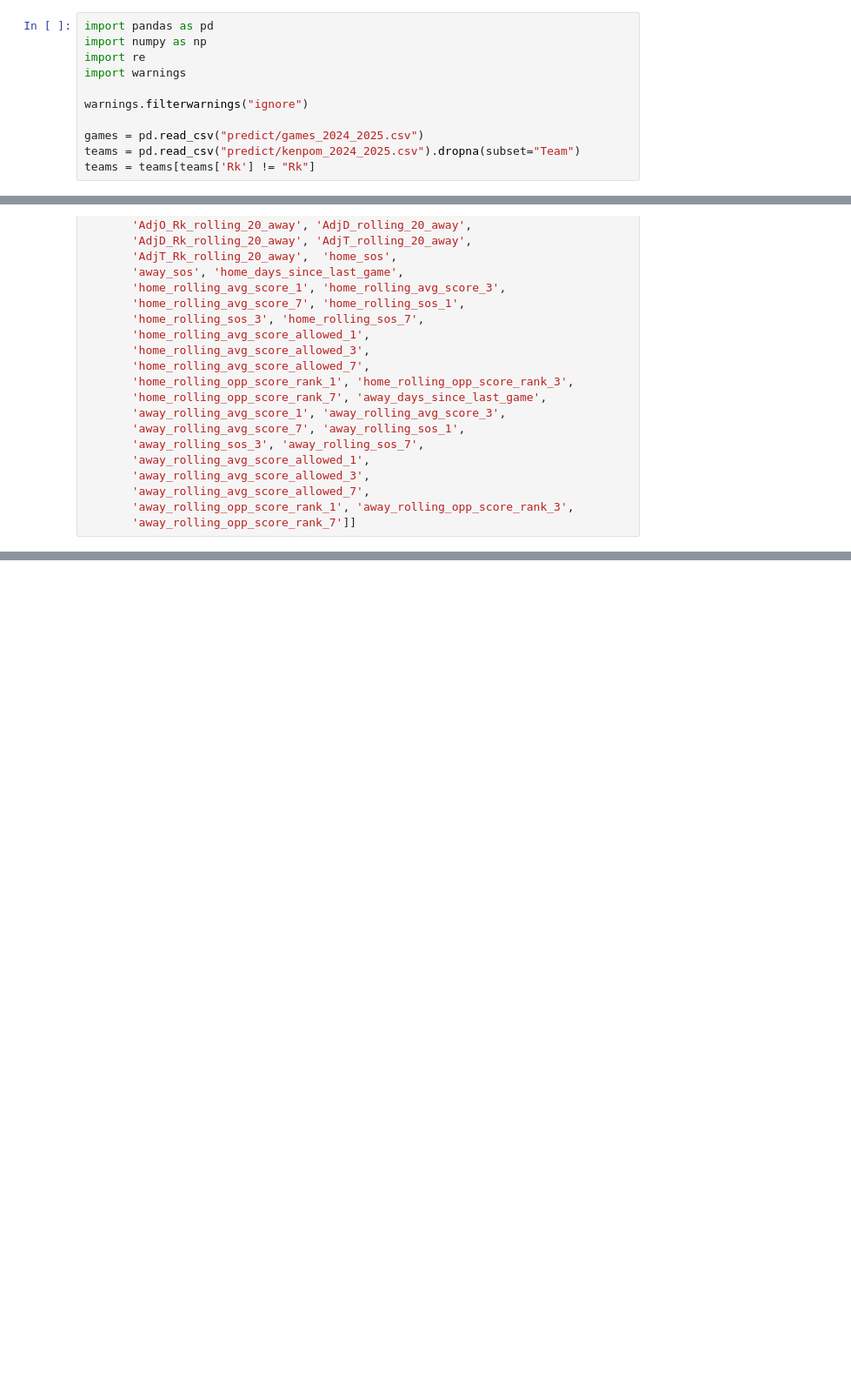
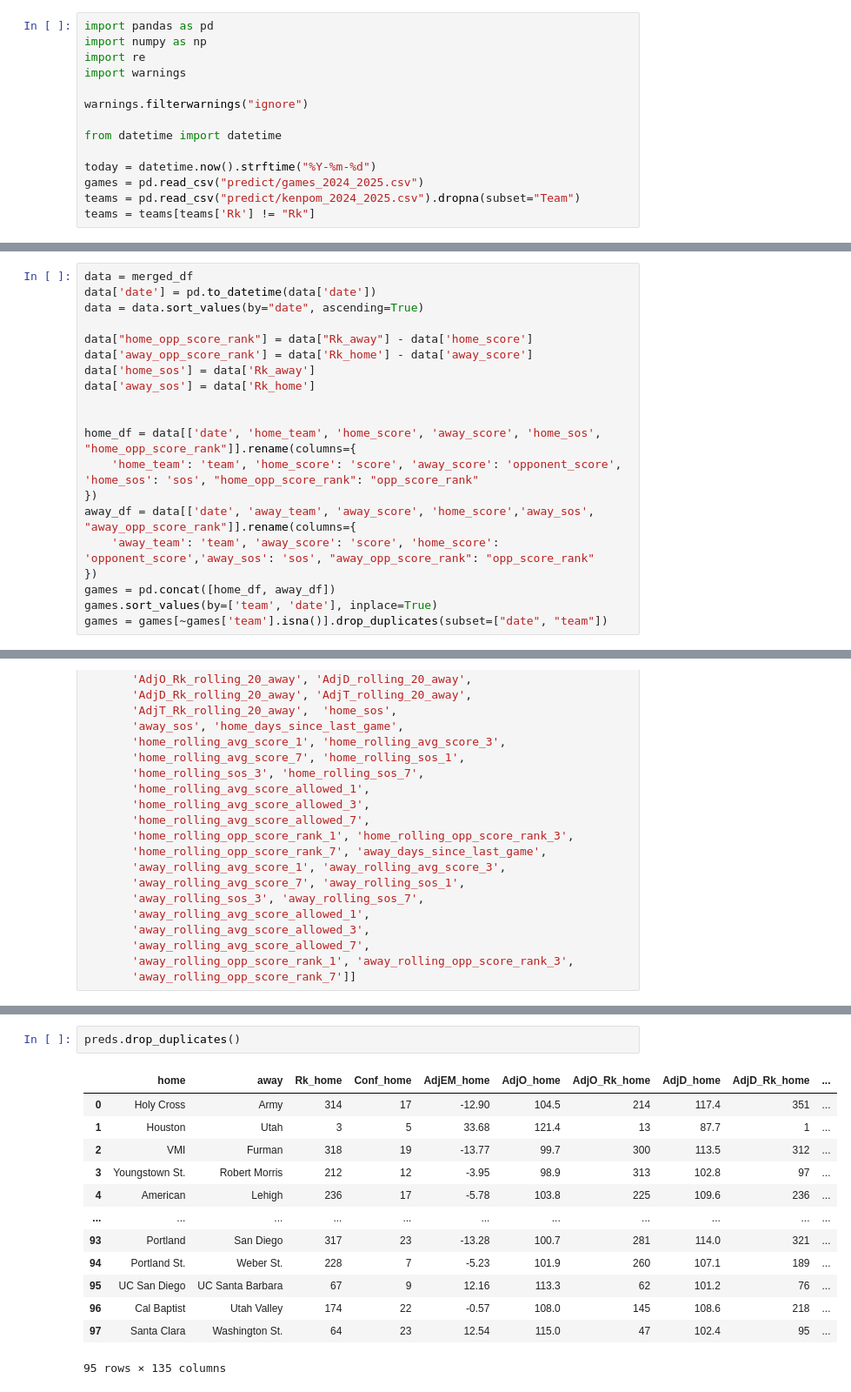
Before and after one commit to dimmittnick/march_madness, a Jupyter notebook: colorcapping/daily-predict.ipynb, the cells around one changed output, grey strips where cells are left out. Shown: that part at 87% size. Drawn from its saved outputs; the diff is of its cells as text; blank space fills up the shorter version.

```diff
--- a/colorcapping/daily-predict.ipynb
+++ b/colorcapping/daily-predict.ipynb
@@ -6,6 +6,9 @@ import warnings
 
 warnings.filterwarnings("ignore")
 
+from datetime import datetime
+
+today = datetime.now().strftime("%Y-%m-%d")
 games = pd.read_csv("predict/games_2024_2025.csv")
 teams = pd.read_csv("predict/kenpom_2024_2025.csv").dropna(subset="Team")
 teams = teams[teams['Rk'] != "Rk"]
@@ -118 +135,21 @@ print(merged_df)
+# %%
+data = merged_df
+data['date'] = pd.to_datetime(data['date'])
+data = data.sort_values(by="date", ascending=True)
+
+data["home_opp_score_rank"] = data["Rk_away"] - data['home_score']
+data['away_opp_score_rank'] = data['Rk_home'] - data['away_score']
+data['home_sos'] = data['Rk_away']
+data['away_sos'] = data['Rk_home']
+
+
+home_df = data[['date', 'home_team', 'home_score', 'away_score', 'home_sos', "home_opp_score_rank"]].rename(columns={
+    'home_team': 'team', 'home_score': 'score', 'away_score': 'opponent_score', 'home_sos': 'sos', "home_opp_score_rank": "opp_score_rank"
+})
+away_df = data[['date', 'away_team', 'away_score', 'home_score','away_sos', "away_opp_score_rank"]].rename(columns={
+    'away_team': 'team', 'away_score': 'score', 'home_score': 'opponent_score','away_sos': 'sos', "away_opp_score_rank": "opp_score_rank"
+})
+games = pd.concat([home_df, away_df])
+games.sort_values(by=['team', 'date'], inplace=True)
+games = games[~games['team'].isna()].drop_duplicates(subset=["date", "team"])
 # %%
@@ -366,0 +518,16 @@ preds.to_csv(f"/Users/nickdimmitt/Desktop/lumber/ncaab/predictions-2024-11-20.cs
+# %%
+preds.drop_duplicates()
+# %% [output]
+|  | home | away | Rk_home | Conf_home | AdjEM_home | AdjO_home | AdjO_Rk_home | AdjD_home | AdjD_Rk_home | ... |
+| 0 | Holy Cross | Army | 314 | 17 | -12.90 | 104.5 | 214 | 117.4 | 351 | ... |
+| 1 | Houston | Utah | 3 | 5 | 33.68 | 121.4 | 13 | 87.7 | 1 | ... |
+| 2 | VMI | Furman | 318 | 19 | -13.77 | 99.7 | 300 | 113.5 | 312 | ... |
+| 3 | Youngstown St. | Robert Morris | 212 | 12 | -3.95 | 98.9 | 313 | 102.8 | 97 | ... |
+| 4 | American | Lehigh | 236 | 17 | -5.78 | 103.8 | 225 | 109.6 | 236 | ... |
+| ... | ... | ... | ... | ... | ... | ... | ... | ... | ... | ... |
+| 93 | Portland | San Diego | 317 | 23 | -13.28 | 100.7 | 281 | 114.0 | 321 | ... |
+| 94 | Portland St. | Weber St. | 228 | 7 | -5.23 | 101.9 | 260 | 107.1 | 189 | ... |
+| 95 | UC San Diego | UC Santa Barbara | 67 | 9 | 12.16 | 113.3 | 62 | 101.2 | 76 | ... |
+| 96 | Cal Baptist | Utah Valley | 174 | 22 | -0.57 | 108.0 | 145 | 108.6 | 218 | ... |
+| 97 | Santa Clara | Washington St. | 64 | 23 | 12.54 | 115.0 | 47 | 102.4 | 95 | ... |
+95 rows × 135 columns
```
Also changed, not shown: parts of 7 cells of this notebook, 15 other files.
